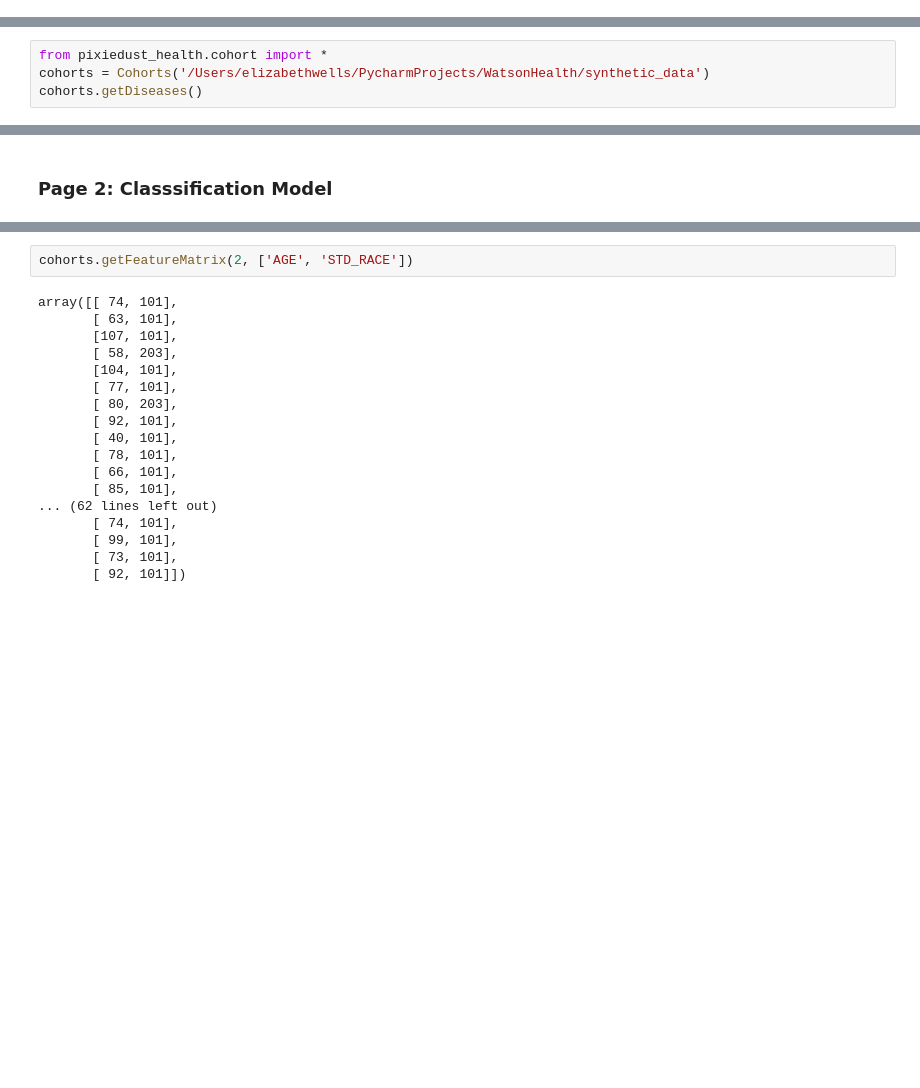
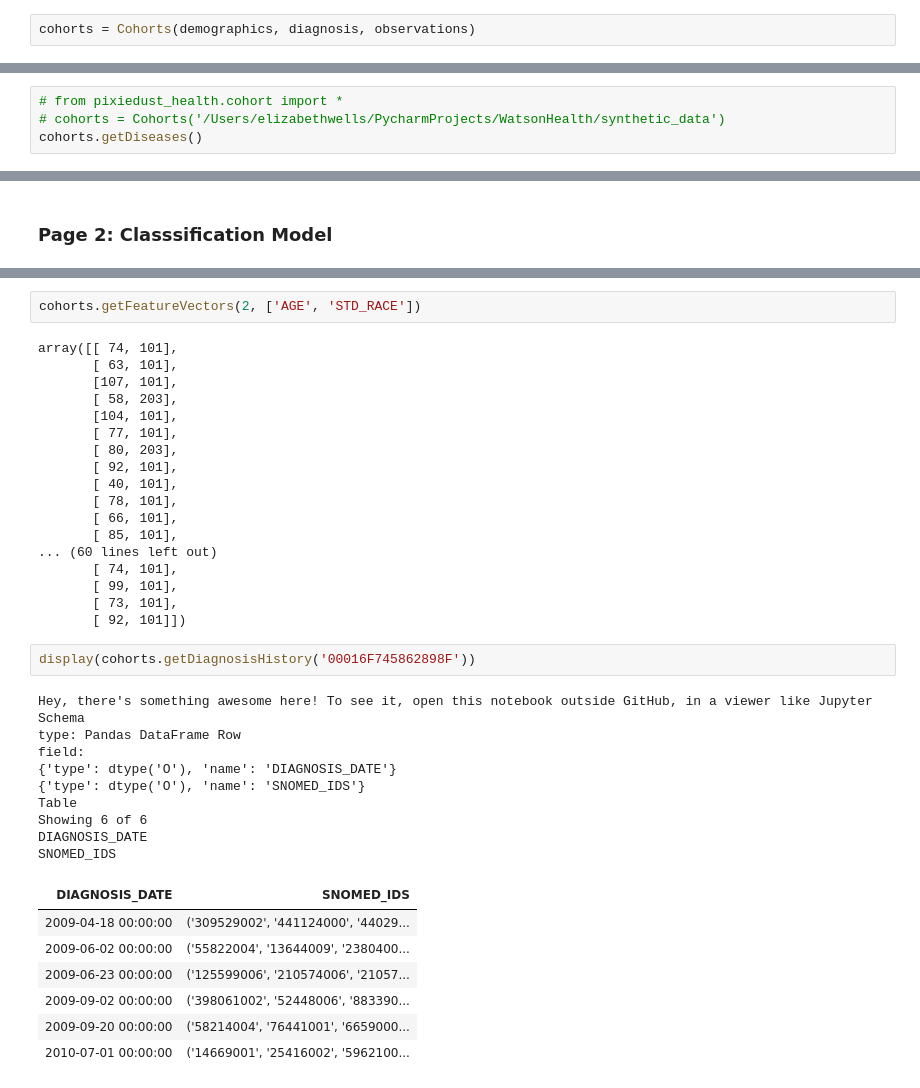
Before and after one commit to pixiedust/pixiedust_health, a Jupyter notebook: cohorts_notebook.ipynb, the cells around one changed output, grey strips where cells are left out. Drawn from its saved outputs; the diff is of its cells as text; blank space fills up the shorter version.

```diff
--- a/cohorts_notebook.ipynb
+++ b/cohorts_notebook.ipynb
@@ -208,0 +294,2 @@ class Cohorts:
+# %%
+cohorts = Cohorts(demographics, diagnosis, observations)
@@ -209,5 +313,5 @@ class Cohorts:
 # %%
-from pixiedust_health.cohort import *
-cohorts = Cohorts('/Users/elizabethwells/PycharmProjects/WatsonHealth/synthetic_data')
+# from pixiedust_health.cohort import *
+# cohorts = Cohorts('/Users/elizabethwells/PycharmProjects/WatsonHealth/synthetic_data')
 cohorts.getDiseases()
 # %% [output]
@@ -280,5 +393,5 @@ array([[  2, 101,  74],
 # %%
-cohorts.getFeatureMatrix(2, ['AGE', 'STD_RACE'])
+cohorts.getFeatureVectors(2, ['AGE', 'STD_RACE'])
 # %% [output]
 array([[ 74, 101],
        [ 63, 101],
@@ -292,8 +405,28 @@ array([[ 74, 101],
        [ 78, 101],
        [ 66, 101],
        [ 85, 101],
-... (62 lines left out)
+... (60 lines left out)
        [ 74, 101],
        [ 99, 101],
        [ 73, 101],
        [ 92, 101]])
+# %%
+display(cohorts.getDiagnosisHistory('00016F745862898F'))
+# %% [output]
+Hey, there's something awesome here! To see it, open this notebook outside GitHub, in a viewer like Jupyter
+Schema
+type: Pandas DataFrame Row
+field:
+{'type': dtype('O'), 'name': 'DIAGNOSIS_DATE'}
+{'type': dtype('O'), 'name': 'SNOMED_IDS'}
+Table
+Showing 6 of 6
+DIAGNOSIS_DATE
+SNOMED_IDS
+| DIAGNOSIS_DATE | SNOMED_IDS |
+| 2009-04-18 00:00:00 | ('309529002', '441124000', '44029... |
+| 2009-06-02 00:00:00 | ('55822004', '13644009', '2380400... |
+| 2009-06-23 00:00:00 | ('125599006', '210574006', '21057... |
+| 2009-09-02 00:00:00 | ('398061002', '52448006', '883390... |
+| 2009-09-20 00:00:00 | ('58214004', '76441001', '6659000... |
+| 2010-07-01 00:00:00 | ('14669001', '25416002', '5962100... |
```
Also changed, not shown: parts of 13 cells of this notebook, 1 other file.
